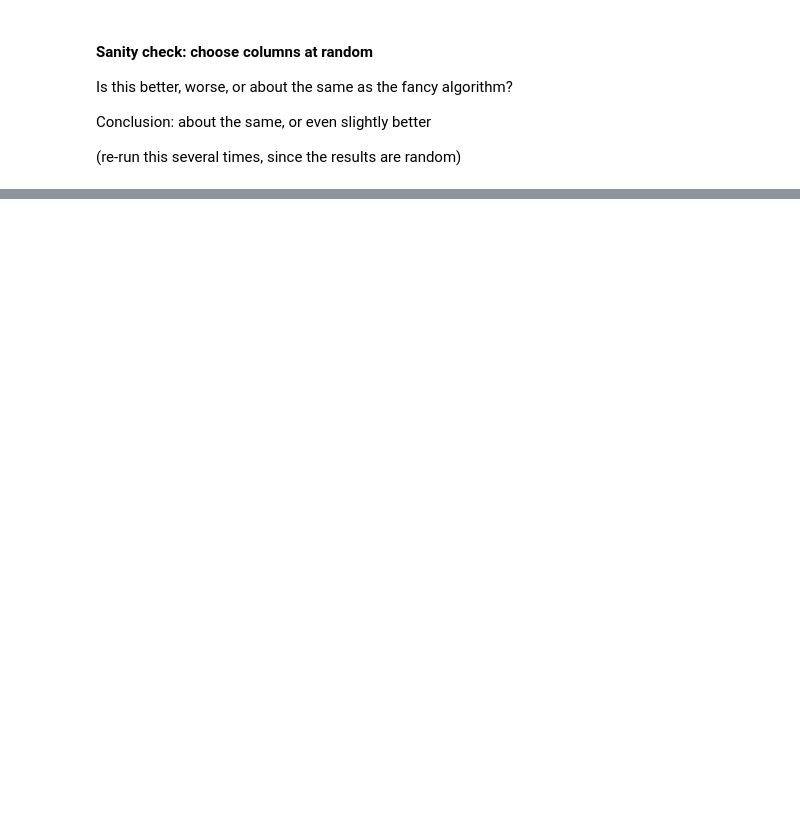
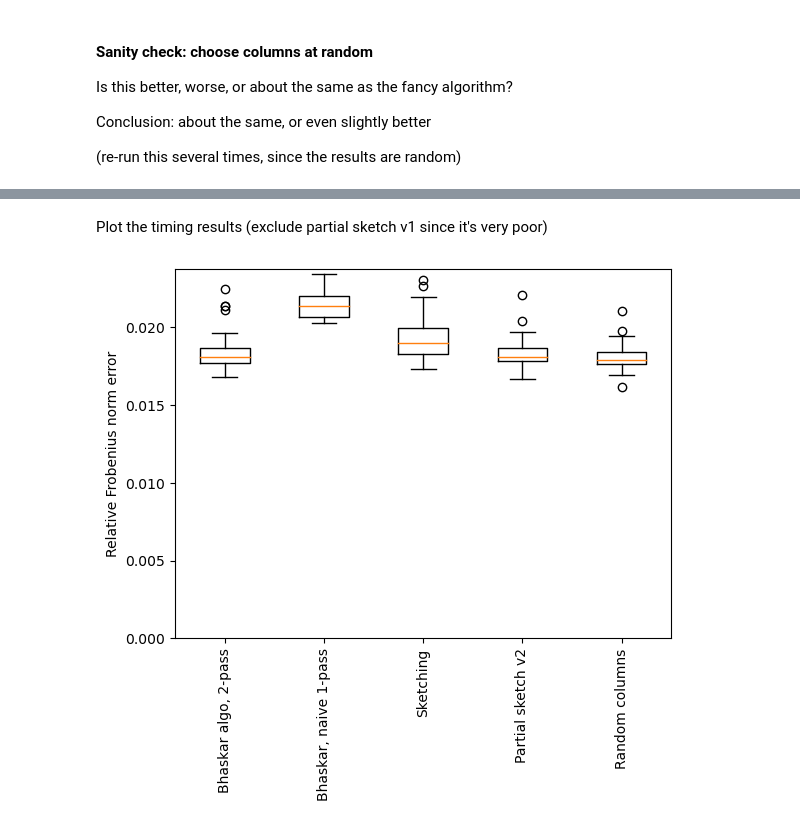
Before and after one commit to truthlive/ASCR_DataReduction, a Jupyter notebook: src/Stephen_rID_driver.ipynb, the cells around one changed output, grey strips where cells are left out. Saved outputs shown, nothing was run; the diff lists cells and outputs as text; code cells hidden in the pictures; blank space fills up the shorter version.

```diff
--- a/src/Stephen_rID_driver.ipynb
+++ b/src/Stephen_rID_driver.ipynb
@@ -143,0 +189,35 @@ Relative Frobenius norm error is 1.71%
+# %%
+m,n = A.shape  # 4096 x 1000
+print(m,n)
+k = 10
+S, C = rID_BhaskaraAlgo3(A, k=k, xi=10)
+# S.columns
+print( S.indices )
+
+# Find optimal error (would require a second pass through data)
+print(f"Optimal (multipass) relative Frobenius norm error is\t   {100*relError(S):.2f}%" )
+# S.Q
+
+# And what if we use the one-pass coefficient matrix C? Error should be higher
+err0 = sli.norm( S.columns@C - A )/nrmX
+print(f"... and error using naive one-pass coefficients is         {100*err0:.2f}%")
+
+# And try a better coefficient update
+oversampling = 100 # 10 is too small
+ell = k + oversampling # size of sketch
+Omega = rng.standard_normal(size=(ell,m))/np.sqrt(ell)
+SA    = Omega@A  # Sketch the data
+# If we've normalized properly, then SA and A should have similar Frobenius norms
+# sli.norm(SA), sli.norm(A) # Yes, roughly the same
+
+S1, C1 = rID_BhaskaraAlgo3(A, k=k, xi=10, coefficientUpdateFcn = lambda  C, S, u : coeffUpdate_basicSketch(C,S,u,Omega,SA) )
+err1 = sli.norm( S1.columns@C1 - A )/nrmX
+print(f"... and error using sketched coefficient update, ver 1, is {100*err1:.2f}%")
+
+S2, C2 = rID_BhaskaraAlgo3(A, k=k, xi=10, coefficientUpdateFcn = lambda  C, S, u : coeffUpdate_sketchJustUpdate(C,S,u,Omega,SA) )
+err2 = sli.norm( S2.columns@C2 - A )/nrmX
+print(f"... and error using sketched coefficient update, ver 2, is {100*err2:.2f}%")
+
+S3, C3 = rID_BhaskaraAlgo3(A, k=k, xi=10, coefficientUpdateFcn = lambda  C, S, u : coeffUpdate_sketchJustUpdate(C,S,u,Omega,SA, subtractResid=True) )
+err3 = sli.norm( S3.columns@C3 - A )/nrmX
+print(f"... and error using sketched coefficient update, ver 3, is {100*err3:.2f}%")
@@ -167,0 +313,14 @@ Relative Frobenius norm error is 1.76%
+# %% [markdown]
+Plot the timing results (exclude partial sketch v1 since it's very poor)
+# %%
+np.mean(errors,axis=0)
+
+# plt.boxplot( errors )
+plt.boxplot( np.hstack( (errors[:,:3], errors[:,4:]) ),
+            labels=['Bhaskar algo, 2-pass','Bhaskar, naive 1-pass','Sketching','Partial sketch v2','Random columns'])
+plt.ylabel("Relative Frobenius norm error")
+plt.xticks(rotation=90)
+plt.ylim(bottom=0)
+plt.show()
+# %% [output]
+[figure, added]
```
Also changed, not shown: parts of 14 cells of this notebook.
